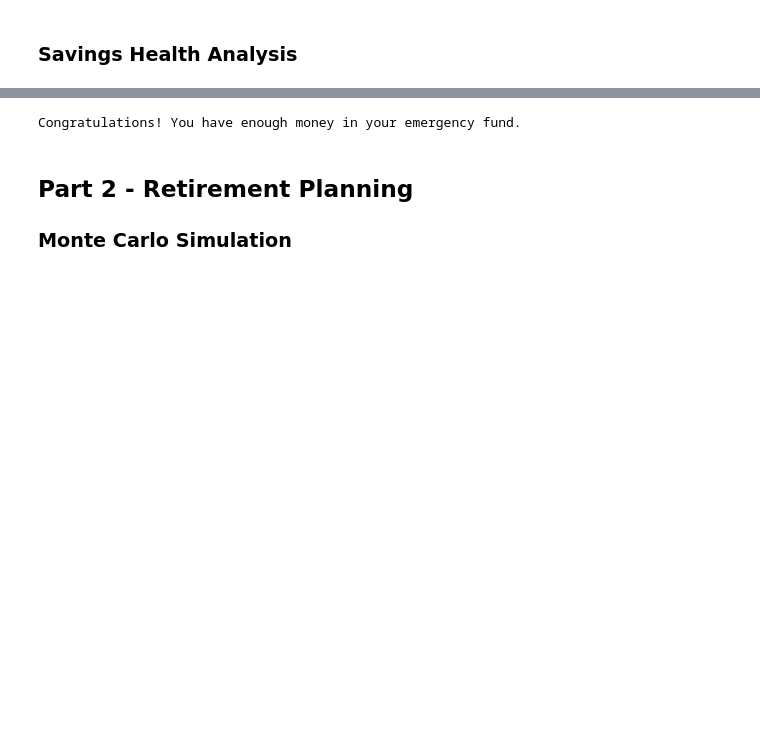
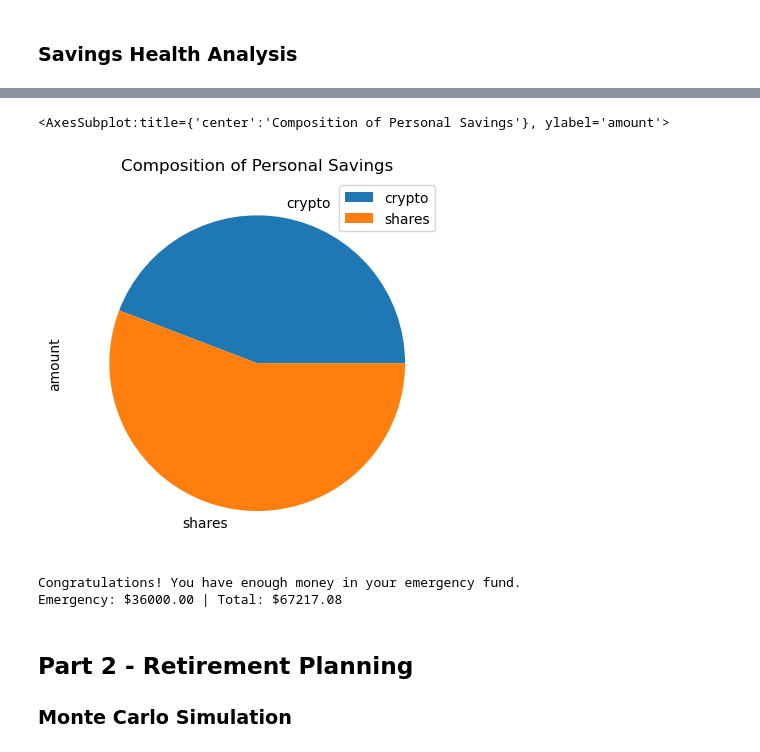
Before and after one commit to yenla9/python-homework, a Jupyter notebook: Homework5/financial-planner.ipynb, the cells around one changed output, grey strips where cells are left out. Cells and saved outputs as stored; diff of their text form; code cells hidden in the pictures; blank space fills up the shorter version.

Commit message:
added saving health

```diff
--- a/Homework5/financial-planner.ipynb
+++ b/Homework5/financial-planner.ipynb
@@ -137,15 +137,14 @@ The current value of your 200 AGG shares is $23374.00
 # %%
 # Set monthly household income
 monthly_income = 12000
+
 # Consolidate financial assets data
 crypto = my_btc_value + my_eth_value
 shares = my_agg_value + my_spy_value
 
 # Create savings DataFrame
-df_savings = pd.concat([crypto, shares],axis=1, keys=['amount'])
-
-
-
+df_savings = pd.DataFrame({'':['crypto', 'shares'],'amount': [crypto, shares]})
+df_savings = df_savings.set_index('')
 
 # Display savings DataFrame
 display(df_savings)
@@ -160,14 +156,27 @@ TypeError: cannot concatenate object of type '<class 'float'>'; only Series and
-# %%
-# Set ideal emergency fund
-emergency_fund = monthly_income * 3
-
-# Calculate total amount of savings
-# YOUR CODE HERE!
-
-# Validate saving health
-# YOUR CODE HERE!
-# %% [output]
-Congratulations! You have enough money in your emergency fund.
+# %%
+# Plot savings pie chart
+df_savings.plot.pie(y='amount', title="Composition of Personal Savings")
+# %% [output]
+<AxesSubplot:title={'center':'Composition of Personal Savings'}, ylabel='amount'>
+[figure, added]
+# %%
+# Set ideal emergency fund
+emergency_fund = monthly_income * 3
+
+# Calculate total amount of savings
+total_savings = df_savings['amount'][0] + df_savings['amount'][1]
+
+# Validate saving health
+if total_savings >emergency_fund:
+    print("Congratulations! You have enough money in your emergency fund.")
+    print(f"Emergency: ${emergency_fund:0.2f} | Total: ${total_savings:0.2f}")
+elif total_savings == emergency_fund:
+    print("Congratulations! You have reach this financial goal.")
+else:
+    print(f"You are ${emergency_fund- total_savings:0.2f} away from reaching your goal.")
+# %% [output]
+Congratulations! You have enough money in your emergency fund.
+Emergency: $36000.00 | Total: $67217.08
 # %% [markdown]
 ## Part 2 - Retirement Planning
 
```
Also changed, not shown: parts of 5 cells of this notebook.
